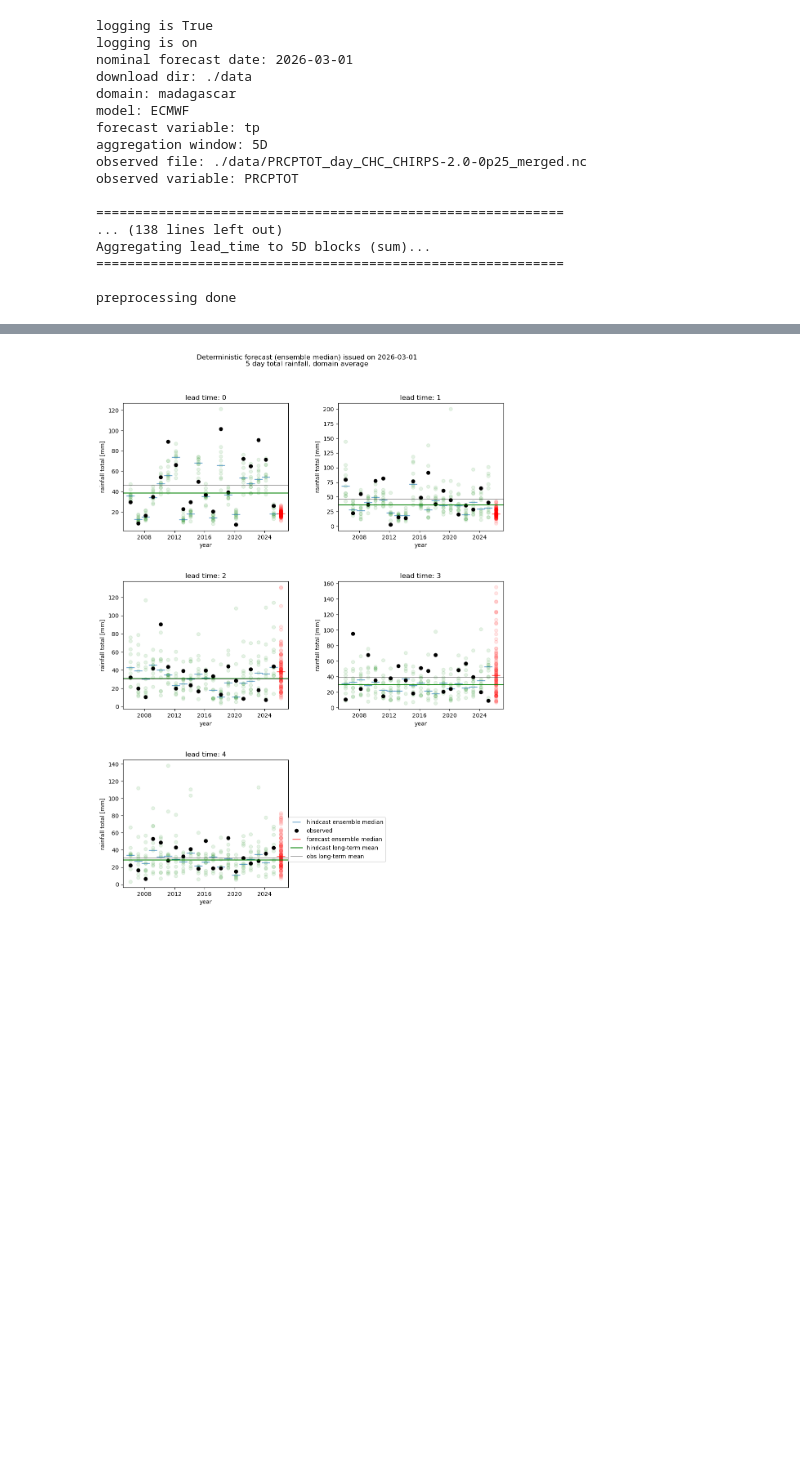
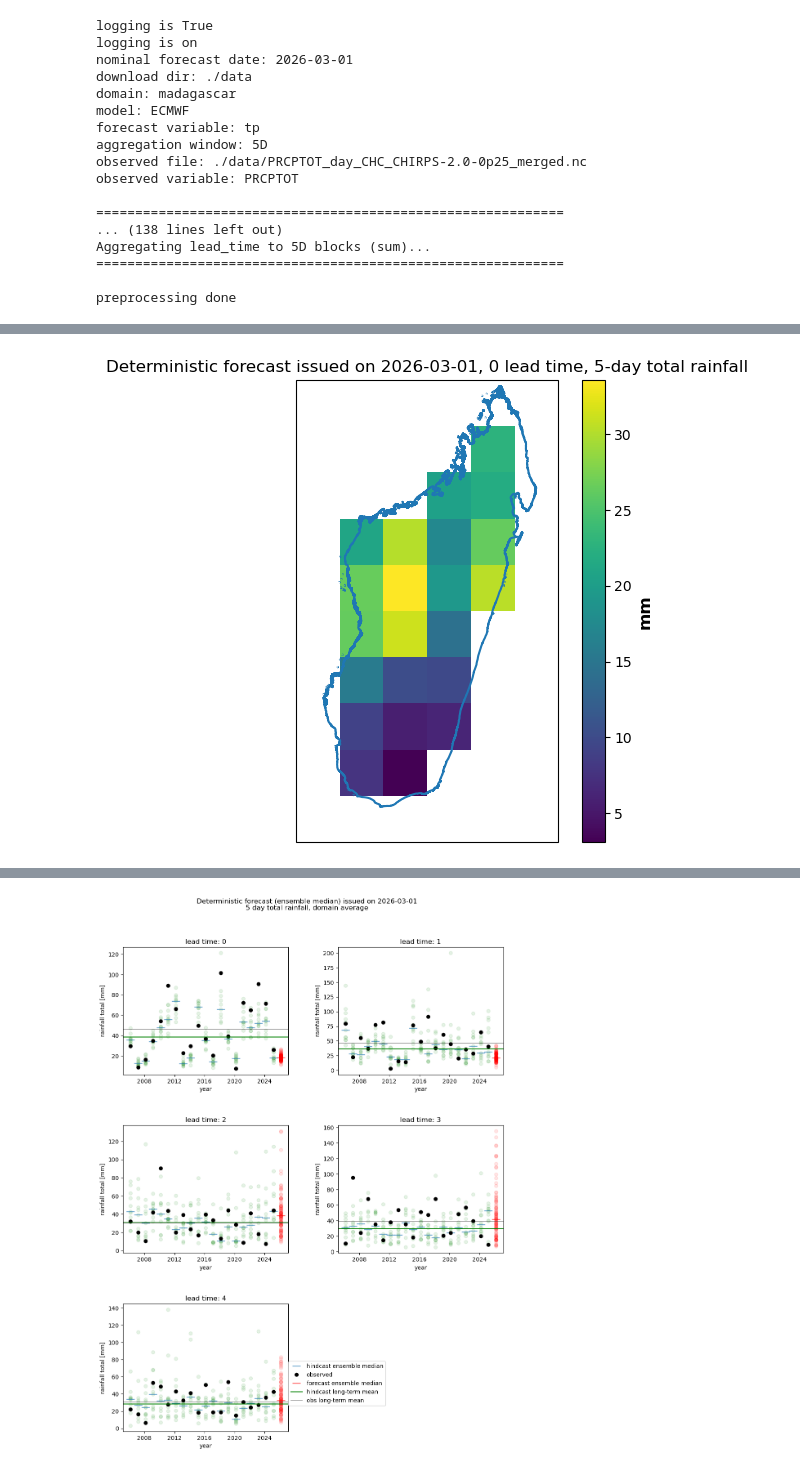
Before and after one commit to piotr-whynot/toolkit-extension, a Jupyter notebook: docs/examples/basic_example.ipynb, the cells around one changed output, grey strips where cells are left out. Cells and saved outputs as stored; diff of their text form; code cells hidden in the pictures; blank space fills up the shorter version.

```diff
--- a/docs/examples/basic_example.ipynb
+++ b/docs/examples/basic_example.ipynb
@@ -110,8 +110,8 @@ hindcast_lt,forecast_lt,obs_lt=preprocess_forecast(
     agg_method=agg_method,
     obs_file=obs_file,
     obs_var=obs_var,
-    gridalignment_kwargs=grid_alignment_kwargs,
-    timealignment_kwargs=time_alignment_kwargs,
+    grid_alignment_kwargs=grid_alignment_kwargs,
+    time_alignment_kwargs=time_alignment_kwargs,
     verbose=True
 )
 # %% [output]
@@ -134,0 +149,28 @@ preprocessing done
+# %%
+#selecting a lead time
+lead_time=0
+
+# selecting data for this lead time
+hcst=hindcast_lt.sel(lead_time=lead_time)
+obs=obs_lt.sel(lead_time=lead_time)
+fcst=forecast_lt.sel(lead_time=lead_time)
+
+#let's plot ensemble median
+data2plot=fcst.mean("member")
+
+
+#plotting figure
+fig=plt.figure(figsize=(6,6))
+pl=fig.add_subplot(1,1,1, projection=ccrs.PlateCarree())
+im=data2plot.plot(add_colorbar=False)
+cbar = plt.colorbar(im)
+cbar.set_label('mm', size=12, weight='bold')
+
+#plotting overlay
+overlay=gpd.read_file(domain_shape_file)
+overlay.boundary.plot(ax=pl)
+
+pl.set_title("Deterministic forecast issued on {}, {} lead time, {}-day total rainfall".format(nominal_date, lead_time, agg_window[:-1]))
+plt.show()
+# %% [output]
+[figure, added]
```
Also changed, not shown: parts of 15 cells of this notebook.
